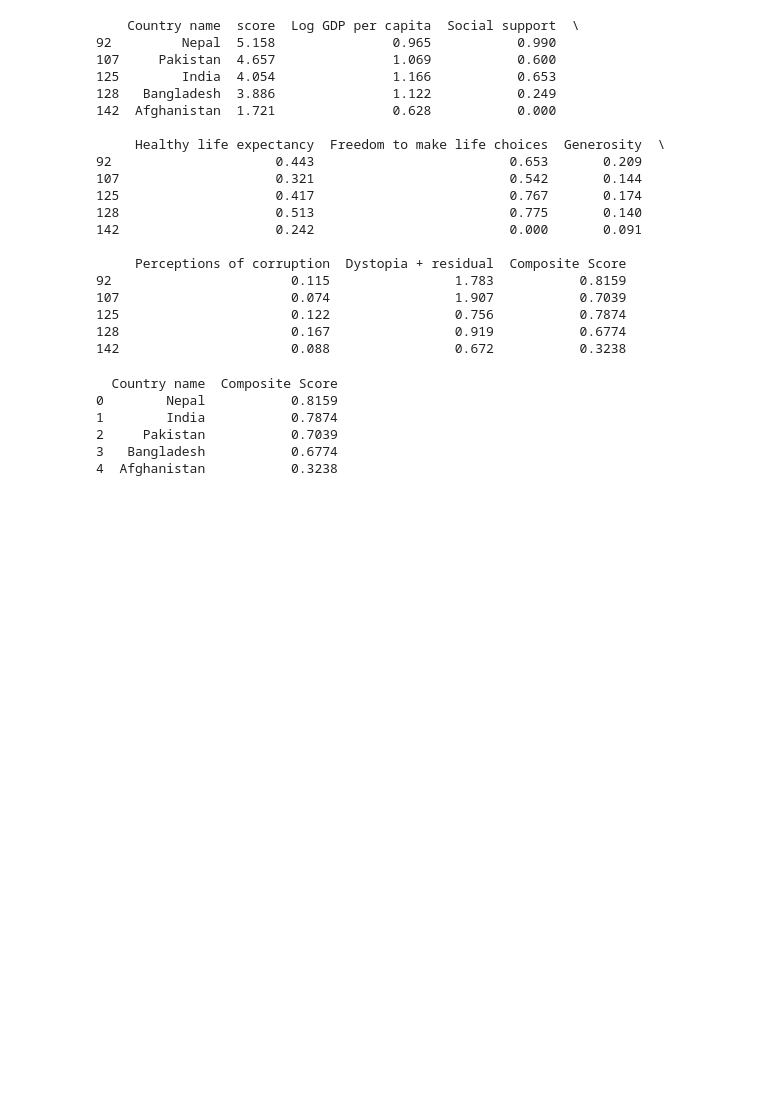
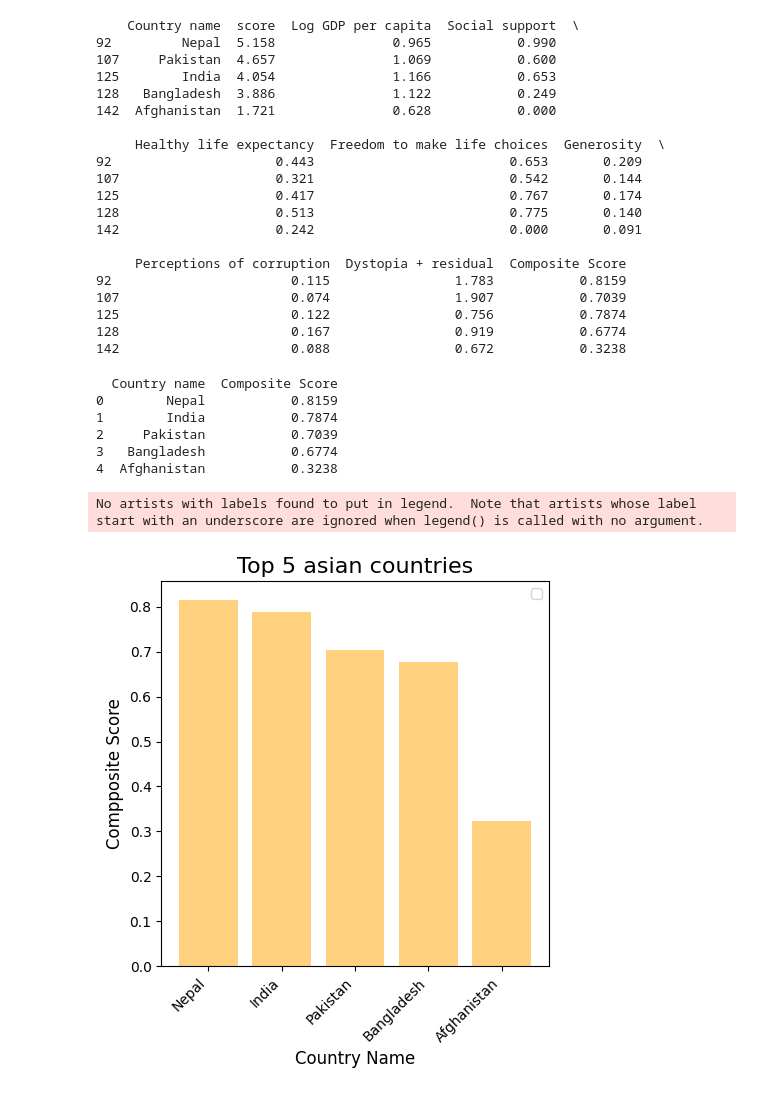
Before and after one commit to LearnerAnisha/python, a Jupyter notebook: coursework1.ipynb, the cells around one changed output. Saved outputs shown, nothing was run; the diff lists cells and outputs as text; code cells hidden in the pictures; blank space fills up the shorter version.

Commit message:
visualize the top 5 conntries based on composite score

```diff
--- a/coursework1.ipynb
+++ b/coursework1.ipynb
@@ -289,3 +289,18 @@ print(ranked_south_asian[['Country name', 'Composite Score']])
 2     Pakistan           0.7039
 3   Bangladesh           0.6774
 4  Afghanistan           0.3238
+# %%
+countries = ranked_south_asian['Country name'].head(5)
+composite_score = ranked_south_asian['Composite Score'].head(5)
+# Create the bar plot
+plt.figure(figsize=(5, 5))
+plt.bar(countries, composite_score,color='orange',alpha=0.5)
+plt.title('Top 5 asian countries', fontsize=16)
+plt.xlabel('Country Name', fontsize=12)
+plt.ylabel('Compposite Score', fontsize=12)
+plt.xticks(rotation=45, ha='right')
+plt.legend()
+plt.show()
+# %% [output]
+No artists with labels found to put in legend.  Note that artists whose label start with an underscore are ignored when legend() is called with no argument.
+[figure, added]
```
